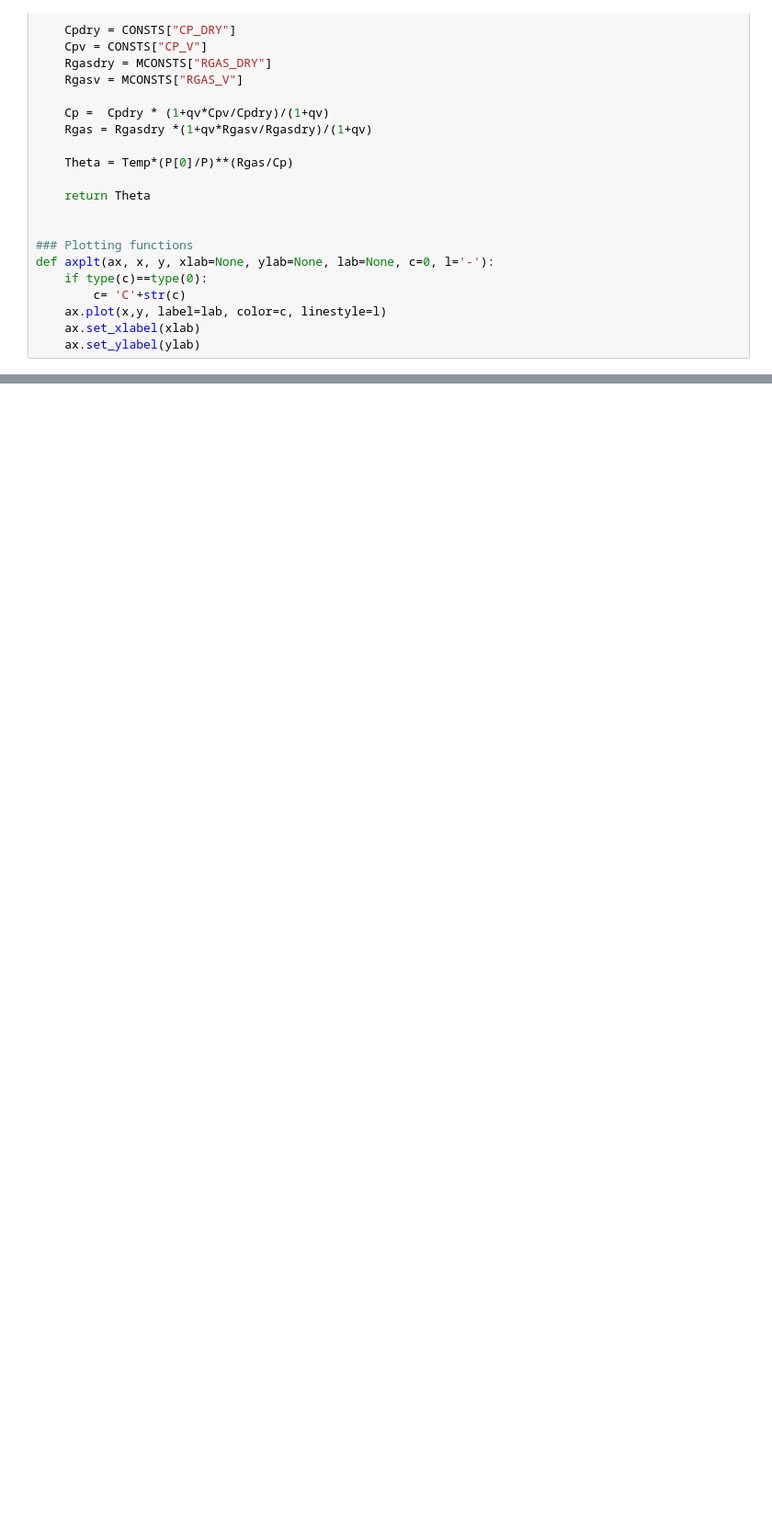
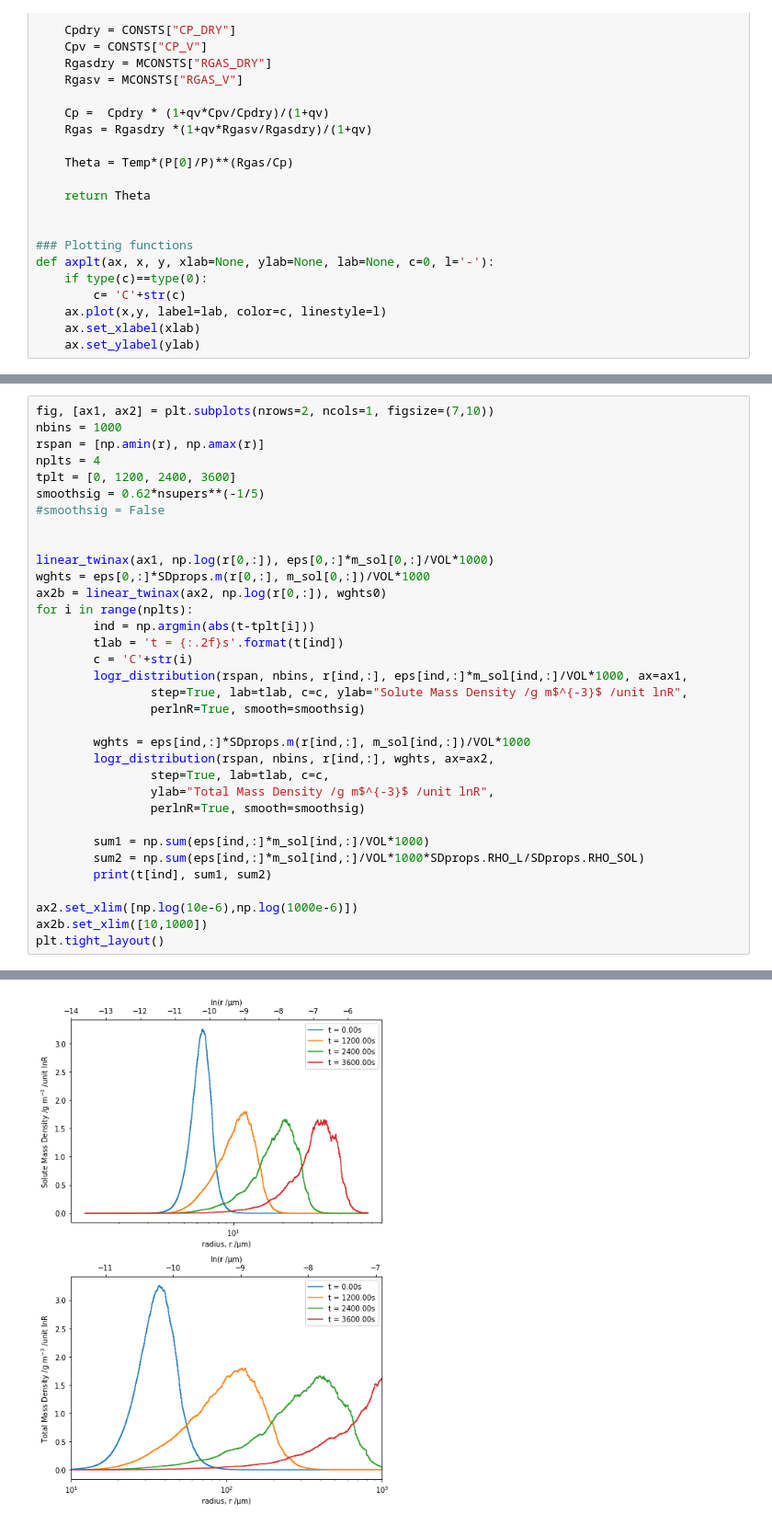
Before and after one commit to yoctoyotta1024/clara-bayley-superdroplets, a Jupyter notebook: plotSDs.ipynb, the cells around one changed output, grey strips where cells are left out. Shown: that part at 92% size. Cells and saved outputs as stored; diff of their text form; blank space fills up the shorter version.

```diff
--- a/plotSDs.ipynb
+++ b/plotSDs.ipynb
@@ -192,0 +237,35 @@ plt.tight_layout()
+# %%
+fig, [ax1, ax2] = plt.subplots(nrows=2, ncols=1, figsize=(7,10))
+nbins = 1000
+rspan = [np.amin(r), np.amax(r)]
+nplts = 4
+tplt = [0, 1200, 2400, 3600]
+smoothsig = 0.62*nsupers**(-1/5)
+#smoothsig = False
+
+
+linear_twinax(ax1, np.log(r[0,:]), eps[0,:]*m_sol[0,:]/VOL*1000)
+wghts = eps[0,:]*SDprops.m(r[0,:], m_sol[0,:])/VOL*1000
+ax2b = linear_twinax(ax2, np.log(r[0,:]), wghts0)
+for i in range(nplts):
+        ind = np.argmin(abs(t-tplt[i]))
+        tlab = 't = {:.2f}s'.format(t[ind])
+        c = 'C'+str(i)
+        logr_distribution(rspan, nbins, r[ind,:], eps[ind,:]*m_sol[ind,:]/VOL*1000, ax=ax1,
+                step=True, lab=tlab, c=c, ylab="Solute Mass Density /g m$^{-3}$ /unit lnR",
+                perlnR=True, smooth=smoothsig)
+
+        wghts = eps[ind,:]*SDprops.m(r[ind,:], m_sol[ind,:])/VOL*1000
+        logr_distribution(rspan, nbins, r[ind,:], wghts, ax=ax2,
+                step=True, lab=tlab, c=c,
+                ylab="Total Mass Density /g m$^{-3}$ /unit lnR",
+                perlnR=True, smooth=smoothsig)
+
+        sum1 = np.sum(eps[ind,:]*m_sol[ind,:]/VOL*1000)
+        sum2 = np.sum(eps[ind,:]*m_sol[ind,:]/VOL*1000*SDprops.RHO_L/SDprops.RHO_SOL)
+        print(t[ind], sum1, sum2)
+
+ax2.set_xlim([np.log(10e-6),np.log(1000e-6)])
+ax2b.set_xlim([10,1000])
+plt.tight_layout()
+# %% [output]
@@ -192,0 +276 @@ plt.tight_layout()
+[figure, added]
```
Also changed, not shown: parts of 9 cells of this notebook, 5 other files.
